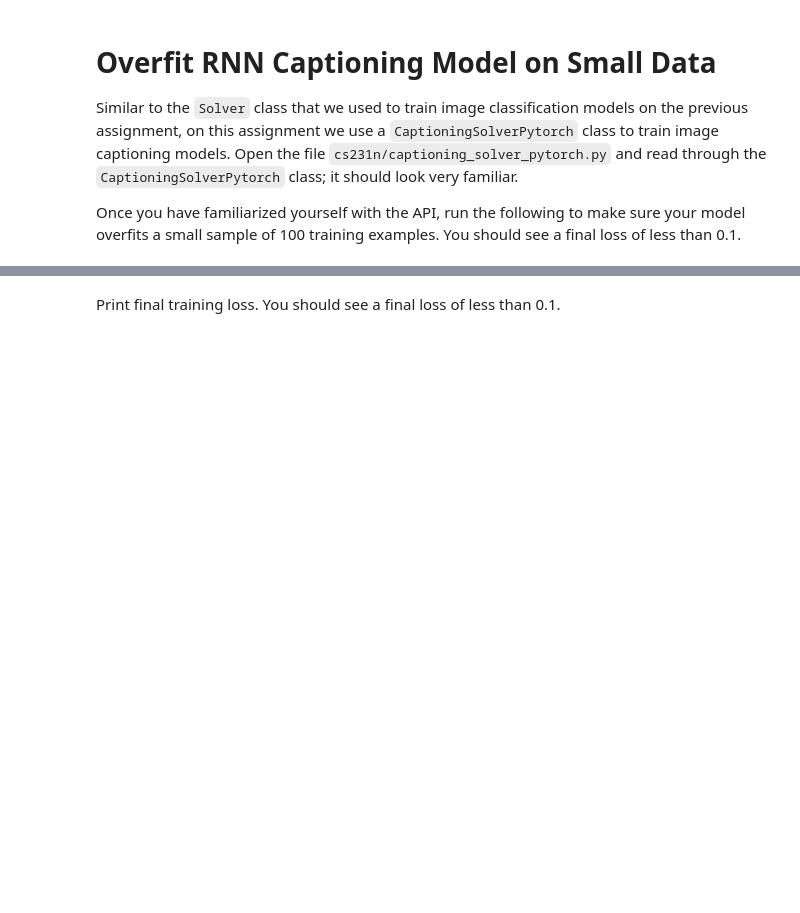
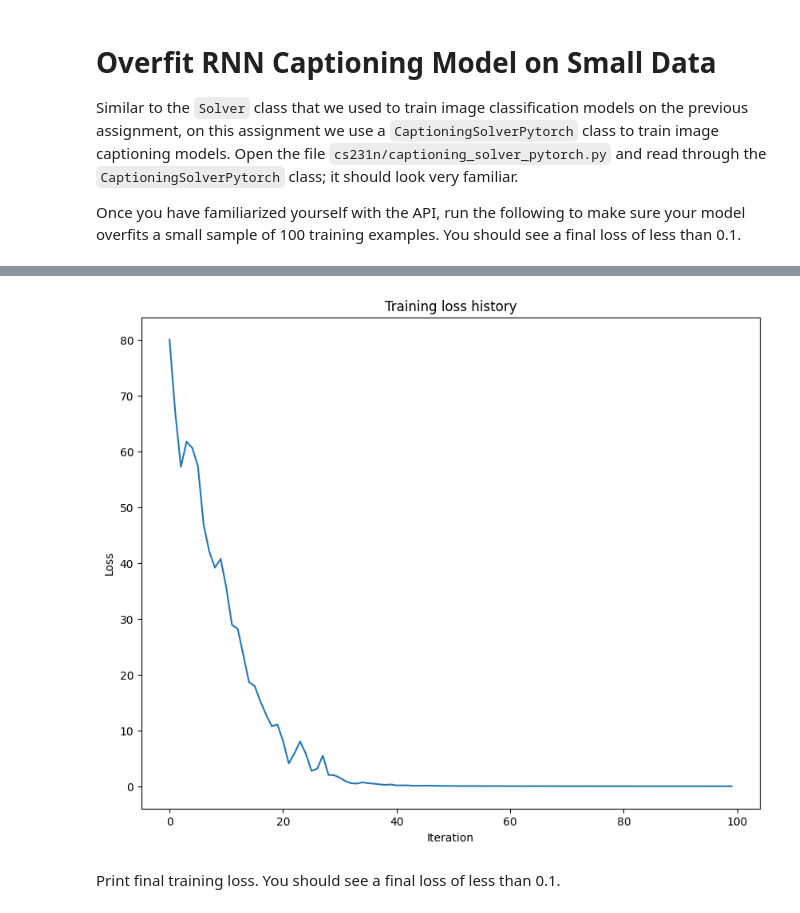
Before and after one commit to anenbergb/stanford_cs231n, a Jupyter notebook: assignment2/RNN_Captioning_pytorch.ipynb, the cells around one changed output, grey strips where cells are left out. Cells and saved outputs as stored; diff of their text form; code cells hidden in the pictures; blank space fills up the shorter version.

```diff
--- a/assignment2/RNN_Captioning_pytorch.ipynb
+++ b/assignment2/RNN_Captioning_pytorch.ipynb
@@ -669,8 +682,9 @@ small_rnn_solver = CaptioningSolverPytorch(
     small_rnn_model, small_data,
     num_epochs=50,
     batch_size=25,
-    learning_rate=5e-3,
-    verbose=True, print_every=10,
+    learning_rate=1e-2,
+    verbose=True,
+    print_every=10,
 )
 
 small_rnn_solver.train()
@@ -681,3 +695,4 @@ plt.xlabel('Iteration')
 plt.ylabel('Loss')
 plt.title('Training loss history')
 plt.show()
+# %% [output]
@@ -684,3 +710,4 @@ plt.show()
+[figure, added]
 # %% [markdown]
 Print final training loss. You should see a final loss of less than 0.1.
 # %%
```
Also changed, not shown: parts of 6 cells of this notebook, 2 other files.
